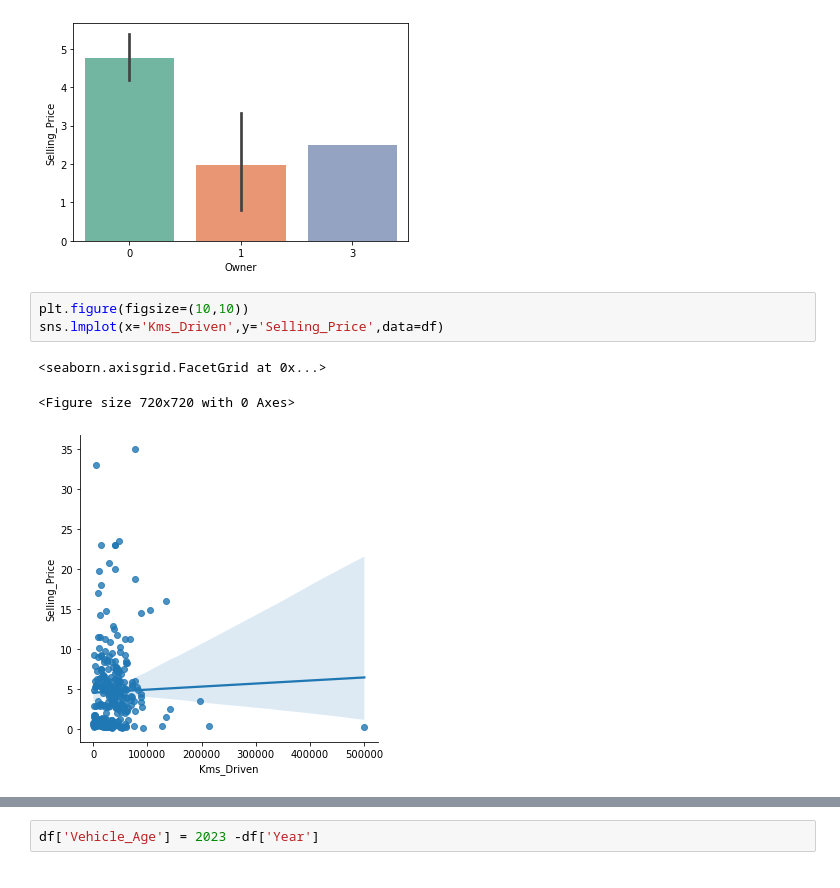
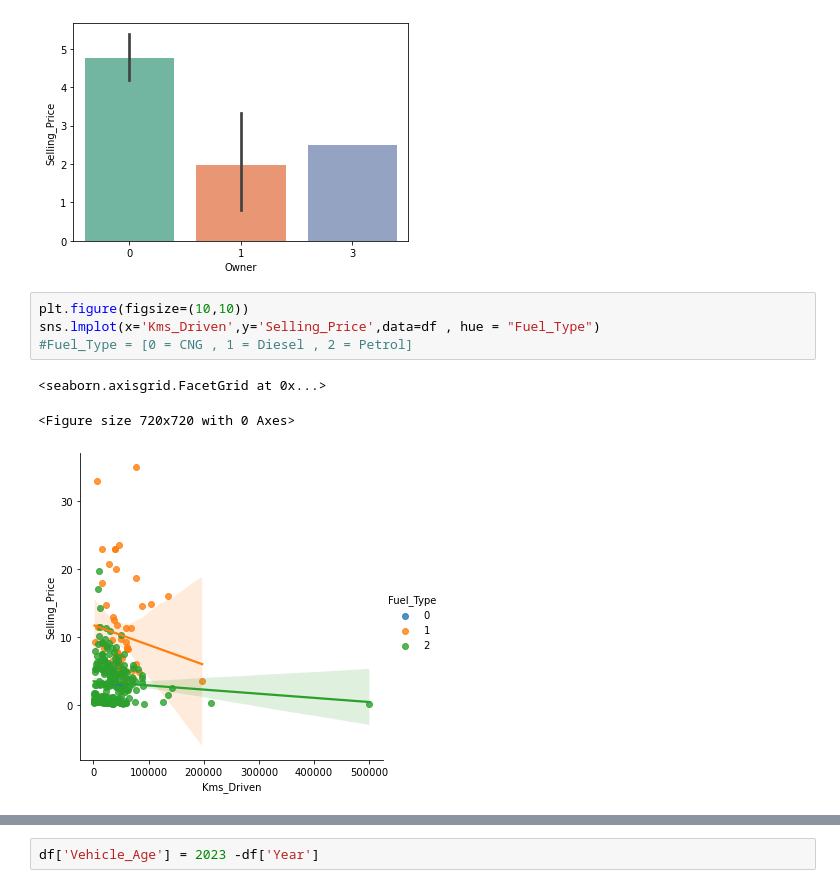
Before and after one commit to Tanmayss1/car-selling-price, a Jupyter notebook: Cars.ipynb, the cells around one changed output, grey strips where cells are left out. Cells and saved outputs as stored; diff of their text form.

Commit message:
Final_Trained_Data

```diff
--- a/Cars.ipynb
+++ b/Cars.ipynb
@@ -286,9 +302,10 @@ sns.barplot(x="Owner", y = "Selling_Price", data= df , palette = "Set2")
 [figure]
 # %%
 plt.figure(figsize=(10,10))
-sns.lmplot(x='Kms_Driven',y='Selling_Price',data=df)
+sns.lmplot(x='Kms_Driven',y='Selling_Price',data=df , hue = "Fuel_Type")
+#Fuel_Type = [0 = CNG , 1 = Diesel , 2 = Petrol]
 # %% [output]
 <seaborn.axisgrid.FacetGrid at 0x...>
 <Figure size 720x720 with 0 Axes>
-[figure, old version]
+[figure, new version]
 # %%
```
Also changed, not shown: parts of 34 cells of this notebook.
